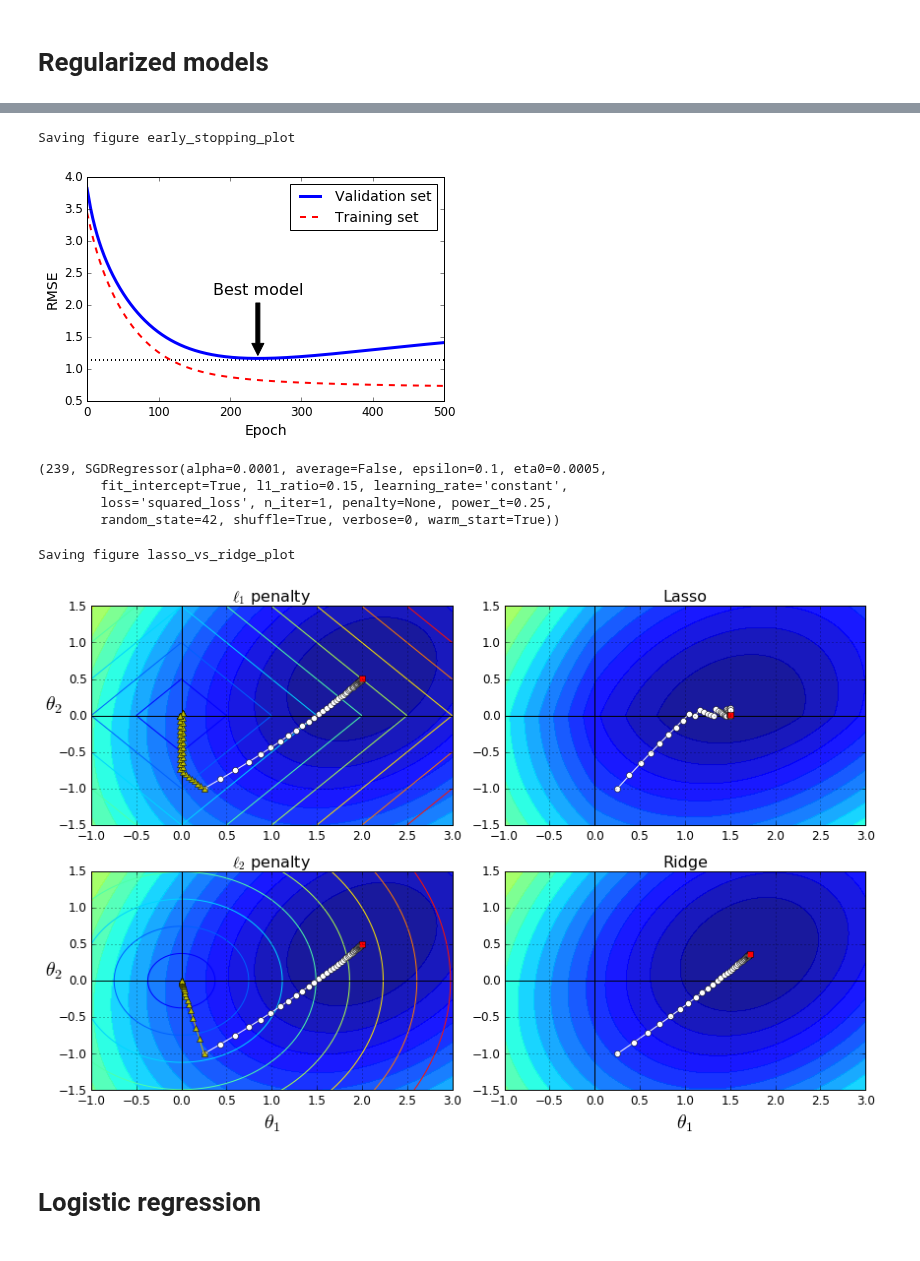
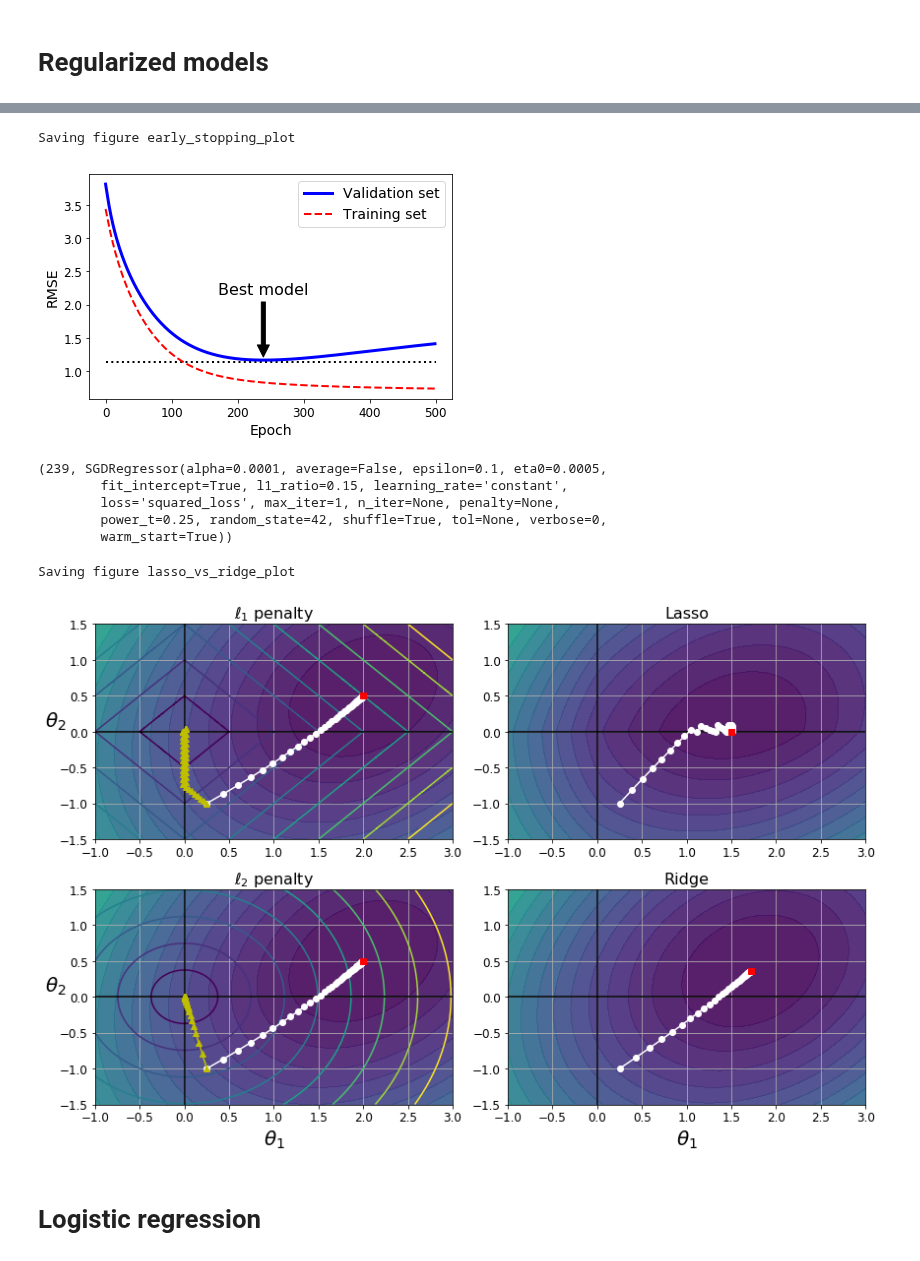
Before and after one commit to ageron/handson-ml2, a Jupyter notebook: 04_training_linear_models.ipynb, the cells around one changed output, grey strips where cells are left out. Drawn from its saved outputs; the diff is of its cells as text; code cells hidden in the pictures.

Commit message:
LinearRegression is based on SVD, not the Normal Equation (fixes #184), also fixes #179 (mini-batch gradient descent), and updates matplotlib code to latest version.

```diff
--- a/04_training_linear_models.ipynb
+++ b/04_training_linear_models.ipynb
@@ -224,7 +245,7 @@ minibatch_size = 20
 np.random.seed(42)
 theta = np.random.randn(2,1)  # random initialization
 
-t0, t1 = 10, 1000
+t0, t1 = 200, 1000
 def learning_schedule(t):
     return t0 / (t + t1)
 
@@ -237,7 +258,7 @@ for epoch in range(n_iterations):
         t += 1
         xi = X_b_shuffled[i:i+minibatch_size]
         yi = y_shuffled[i:i+minibatch_size]
-        gradients = 2 * xi.T.dot(xi.dot(theta) - yi)
+        gradients = 2/minibatch_size * xi.T.dot(xi.dot(theta) - yi)
         eta = learning_schedule(t)
         theta = theta - eta * gradients
         theta_path_mgd.append(theta)
@@ -530,7 +551,7 @@ save_fig("early_stopping_plot")
 plt.show()
 # %% [output]
 Saving figure early_stopping_plot
-[figure, old version]
+[figure, new version]
 # %%
 from sklearn.base import clone
 sgd_reg = SGDRegressor(max_iter=1, warm_start=True, penalty=None,
@@ -552,8 +573,9 @@ best_epoch, best_model
 # %% [output]
 (239, SGDRegressor(alpha=0.0001, average=False, epsilon=0.1, eta0=0.0005,
         fit_intercept=True, l1_ratio=0.15, learning_rate='constant',
-        loss='squared_loss', n_iter=1, penalty=None, power_t=0.25,
-        random_state=42, shuffle=True, verbose=0, warm_start=True))
+        loss='squared_loss', max_iter=1, n_iter=None, penalty=None,
+        power_t=0.25, random_state=42, shuffle=True, tol=None, verbose=0,
+        warm_start=True))
 # %%
 %matplotlib inline
 import matplotlib.pyplot as plt
@@ -602,42 +624,39 @@ for i, N, l1, l2, title in ((0, N1, 0.5, 0, "Lasso"), (1, N2, 0,  0.1, "Ridge"))
     path_J = bgd_path(t_init, Xr, yr, l1=0, l2=0)
     path_JR = bgd_path(t_init, Xr, yr, l1, l2)
     path_N = bgd_path(t_init, Xr, yr, np.sign(l1)/3, np.sign(l2), core=0)
 
     plt.subplot(221 + i * 2)
     plt.grid(True)
     plt.axhline(y=0, color='k')
     plt.axvline(x=0, color='k')
     plt.contourf(t1, t2, J, levels=levelsJ, alpha=0.9)
     plt.contour(t1, t2, N, levels=levelsN)
     plt.plot(path_J[:, 0], path_J[:, 1], "w-o")
     plt.plot(path_N[:, 0], path_N[:, 1], "y-^")
     plt.plot(t1_min, t2_min, "rs")
     plt.title(r"$\ell_{}$ penalty".format(i + 1), fontsize=16)
     plt.axis([t1a, t1b, t2a, t2b])
+    if i == 1:
+        plt.xlabel(r"$\theta_1$", fontsize=20)
+    plt.ylabel(r"$\theta_2$", fontsize=20, rotation=0)
 
     plt.subplot(222 + i * 2)
     plt.grid(True)
     plt.axhline(y=0, color='k')
     plt.axvline(x=0, color='k')
     plt.contourf(t1, t2, JR, levels=levelsJR, alpha=0.9)
     plt.plot(path_JR[:, 0], path_JR[:, 1], "w-o")
     plt.plot(t1r_min, t2r_min, "rs")
     plt.title(title, fontsize=16)
     plt.axis([t1a, t1b, t2a, t2b])
-
-for subplot in (221, 223):
-    plt.subplot(subplot)
-    plt.ylabel(r"$\theta_2$", fontsize=20, rotation=0)
-
-for subplot in (223, 224):
-    plt.subplot(subplot)
-    plt.xlabel(r"$\theta_1$", fontsize=20)
+    if i == 1:
+        plt.xlabel(r"$\theta_1$", fontsize=20)
 
 save_fig("lasso_vs_ridge_plot")
 plt.show()
 # %% [output]
 Saving figure lasso_vs_ridge_plot
-[figure, old version]
+[figure, new version]
 # %% [markdown]
 # Logistic regression
 # %%
```
Also changed, not shown: parts of 34 cells of this notebook.
